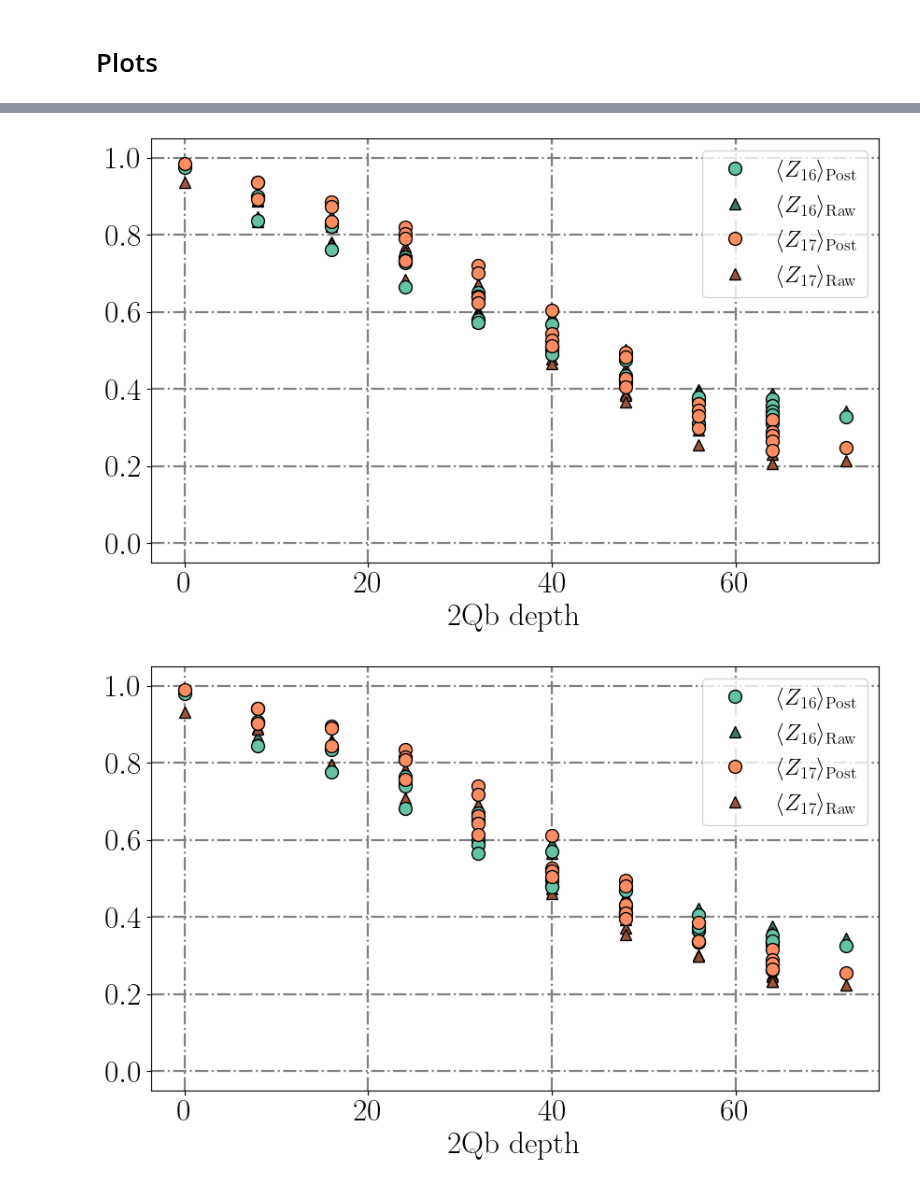
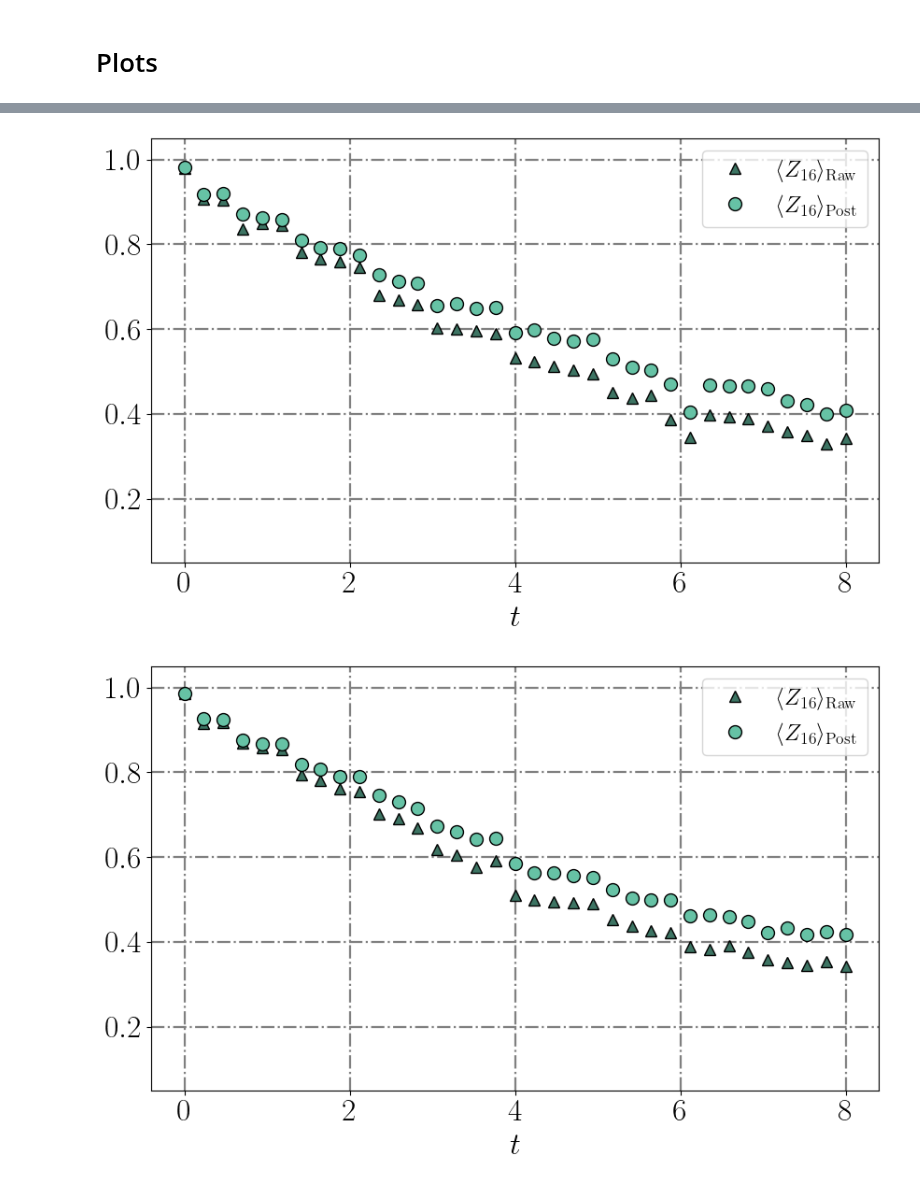
Before and after one commit to Fradm98/qs-qh, a Jupyter notebook: src/notebooks/Z2/Postselection decoherence reduction plots.ipynb, the cells around one changed output, grey strips where cells are left out. Cells and saved outputs as stored; diff of their text form; code cells hidden in the pictures.

```diff
--- a/src/notebooks/Z2/Postselection decoherence reduction plots.ipynb
+++ b/src/notebooks/Z2/Postselection decoherence reduction plots.ipynb
@@ -24,7 +24,7 @@ steps = 35
 shots = 50000
 
 odr = True
-flip_threshold = 4
+flip_threshold = 2
 
 redo_simulations = False
 
@@ -193,5 +134,5 @@ from z2chain.plotting import x_t_plot
 
 for i, L in enumerate(L_arr):
     for j, (J, h, lamb, g) in enumerate(product(J_arr, h_arr, lamb_arr, g_arr)):
-        x_t_plot((1 - hardware_odr_observables[i][j][3])/2)
+        x_t_plot((1 - hardware_odr_observables[i][j][0])/2)
 # %% [output]
@@ -256,0 +141,22 @@ def postselection_odr_dephasing_decay_plot(odr_postselected_samples_dicts, odr_s
+# %%
+from utils.plotting import observable_depth_mitigation_comparison_plot
+from utils.postselection import measure_diagonal_observables
+import matplotlib.pyplot as plt
+import numpy as np
+
+qubit_indices_plot = [16, 17]
+plot_observable_generating_func = [partial(local_pauli_x if x_basis else local_pauli_z, qubit_ind=qbind) for qbind in qubit_indices_plot]
+observable_labels = [r"Z_{%d}" % qbind for qbind in qubit_indices_plot]
+x_plot = np.linspace(0, final_time, steps)
+ylim = [0.05, 1.05]
+
+for i, L in enumerate(L_arr):
+    observable_operators = [obsfunc(2*L-1) for obsfunc in plot_observable_generating_func]
+    for j, (J, h, lamb, g) in enumerate(product(J_arr, h_arr, lamb_arr, g_arr)):
+        this_mitigated_observables = np.zeros((len(odr_circuits[i][j]), len(plot_observable_generating_func)))
+        this_raw_observables = np.zeros((len(odr_circuits[i][j]), len(plot_observable_generating_func)))
+        for k, circ in enumerate(odr_circuits[i][j]):
+            this_mitigated_observables[k, :] = measure_diagonal_observables(hardware_mitigated_samples_dicts[i][j][k], observable_operators, circ.layout.final_index_layout())
+            this_raw_observables[k, :] = measure_diagonal_observables(hardware_raw_samples_dicts[i][j][k], observable_operators, circ.layout.final_index_layout())
+        plot_dict = {(r"Z_{%d}" % qbind): {"Post": this_mitigated_observables[:, k], "Raw": this_raw_observables[:, k]} for k, qbind in enumerate(qubit_indices_plot)}
+        observable_depth_mitigation_comparison_plot(plot_dict, x_label=r"$t$", x_plot=x_plot, y_lim=ylim, regression=False, filepath=f"Z_odr_uniform_ft_postselection_effect_{"-".join([str(qb) for qb in qubit_indices_plot])}_maxt_{final_time}_steps_{steps}_L_{L}_J_{J:.04f}_h_{h:.04f}_lamb_{lamb:.04f}_g_{g_arr[0]}_{g_arr[1]}_pp_{particle_pair_left_positions[i]}_pl_{particle_pair_length}_dc_{sampler_options["dynamical_decoupling"]["sequence_type"]}_twirling_{sampler_options["twirling"]["enable_gates"]}_xbasis_{x_basis}.png")
@@ -257,12 +166,24 @@ def postselection_odr_dephasing_decay_plot(odr_postselected_samples_dicts, odr_s
 # %%
-qubit_indices_plot = [16, 17]
+from utils.plotting import observable_depth_mitigation_comparison_plot
+import matplotlib.pyplot as plt
+
+qubit_indices_plot = [16]
 plot_observable_generating_func = [partial(local_pauli_x if x_basis else local_pauli_z, qubit_ind=qbind) for qbind in qubit_indices_plot]
 observable_labels = [r"Z_{%d}" % qbind for qbind in qubit_indices_plot]
+x_plot = np.linspace(0, final_time, steps)
+ylim = [0.05, 1.05]
 
 for i, L in enumerate(L_arr):
+    observable_operators = [obsfunc(2*L-1) for obsfunc in plot_observable_generating_func]
     for j, (J, h, lamb, g) in enumerate(product(J_arr, h_arr, lamb_arr, g_arr)):
-        postselection_odr_dephasing_decay_plot(hardware_odr_postselected_samples_dicts[i][j], hardware_odr_samples_dicts[i][j], odr_circuits[i][j], plot_observable_generating_func, observable_labels, regression=False, filepath=f"Z_odr_uniform_ft_postselection_effect_{"-".join([str(qb) for qb in qubit_indices_plot])}_maxt_{final_time}_steps_{steps}_L_{L}_J_{J:.04f}_h_{h:.04f}_lamb_{lamb:.04f}_g_{g_arr[0]}_{g_arr[1]}_pp_{particle_pair_left_positions[i]}_pl_{particle_pair_length}_dc_{sampler_options["dynamical_decoupling"]["sequence_type"]}_twirling_{sampler_options["twirling"]["enable_gates"]}_xbasis_{x_basis}.png")
+        this_mitigated_observables = np.zeros((len(odr_circuits[i][j]), len(plot_observable_generating_func)))
+        this_raw_observables = np.zeros((len(odr_circuits[i][j]), len(plot_observable_generating_func)))
+        for k, circ in enumerate(odr_circuits[i][j]):
+            this_mitigated_observables[k, :] = measure_diagonal_observables(hardware_mitigated_samples_dicts[i][j][k], observable_operators, circ.layout.final_index_layout())
+            this_raw_observables[k, :] = measure_diagonal_observables(hardware_raw_samples_dicts[i][j][k], observable_operators, circ.layout.final_index_layout())
+        plot_dict = {(r"Z_{%d}" % qbind): {"Post": this_mitigated_observables[:, k], "Raw": this_raw_observables[:, k]} for k, qbind in enumerate(qubit_indices_plot)}
+        observable_depth_mitigation_comparison_plot(plot_dict, x_label=r"$t$", x_plot=x_plot, y_lim=ylim, regression=False, filepath=f"Z_odr_uniform_ft_postselection_effect_{"-".join([str(qb) for qb in qubit_indices_plot])}_maxt_{final_time}_steps_{steps}_L_{L}_J_{J:.04f}_h_{h:.04f}_lamb_{lamb:.04f}_g_{g_arr[0]}_{g_arr[1]}_pp_{particle_pair_left_positions[i]}_pl_{particle_pair_length}_dc_{sampler_options["dynamical_decoupling"]["sequence_type"]}_twirling_{sampler_options["twirling"]["enable_gates"]}_xbasis_{x_basis}.png")
 # %% [output]
-[figure, old version]
+[figure, new version]
-[figure, old version]
+[figure, new version]
 # %%
```
Also changed, not shown: parts of 8 cells of this notebook, 7 other files.
